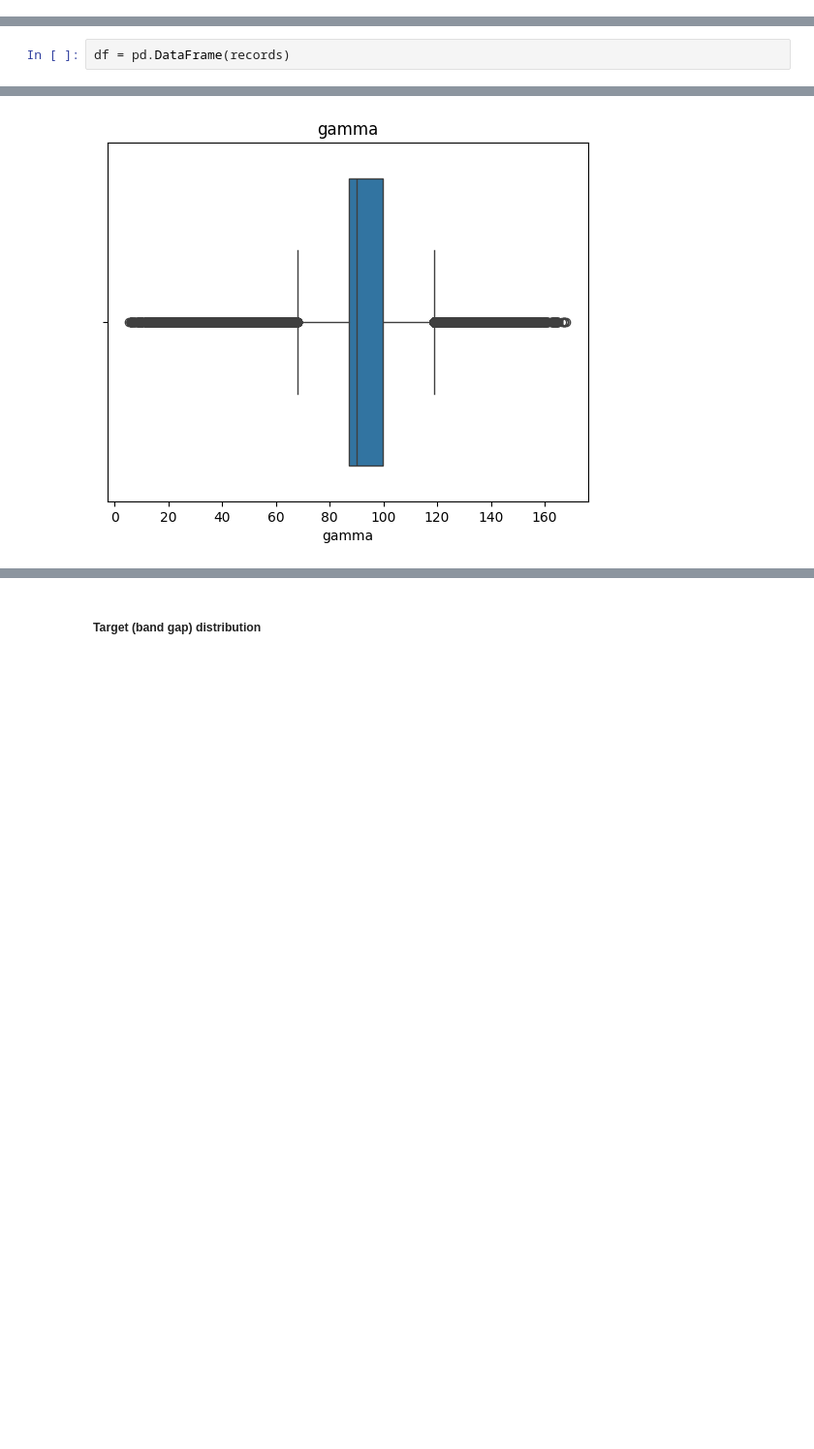
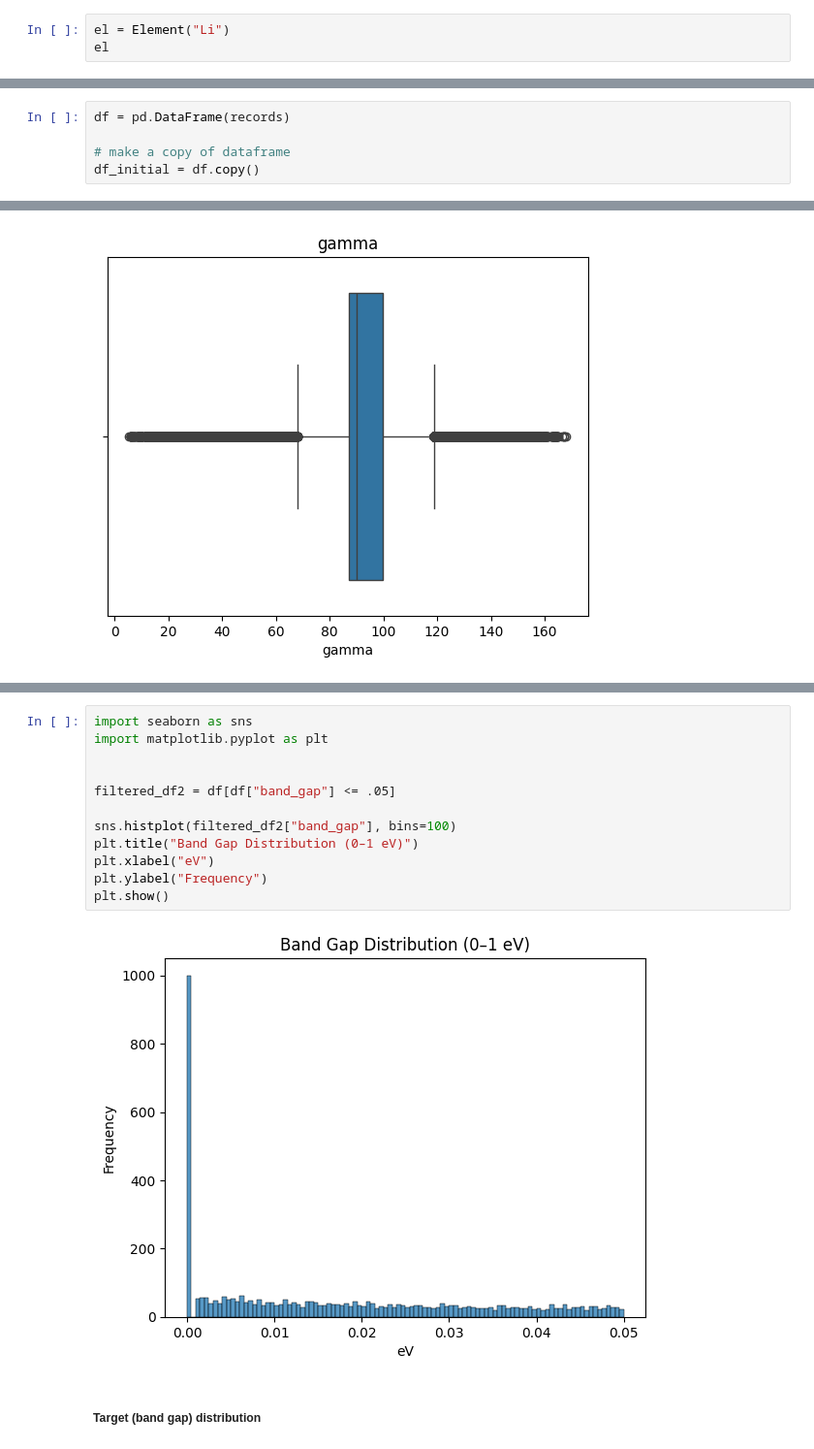
Before and after one commit to immischein/ML-bandgap, a Jupyter notebook: Bandgaps_ML_Model.ipynb, the cells around one changed output, grey strips where cells are left out. Shown at 97% size. Cells and saved outputs as stored; diff of their text form; blank space fills up the shorter version.

```diff
--- a/Bandgaps_ML_Model.ipynb
+++ b/Bandgaps_ML_Model.ipynb
@@ -184,0 +227,3 @@ with open("/content/drive/MyDrive/Project Documents ML-CMT/materials_data.json")
+# %%
+el = Element("Li")
+el
@@ -269,6 +407,9 @@ m
  'theoretical': True}
 # %%
 df = pd.DataFrame(records)
+
+# make a copy of dataframe
+df_initial = df.copy()
 # %% [markdown]
 #### Data Quality Checks
 # %% [markdown]
@@ -375,3 +582,17 @@ for col in numeric_features:
+# %%
+import seaborn as sns
+import matplotlib.pyplot as plt
+
+
+filtered_df2 = df[df["band_gap"] <= .05]
+
+sns.histplot(filtered_df2["band_gap"], bins=100)
+plt.title("Band Gap Distribution (0–1 eV)")
+plt.xlabel("eV")
+plt.ylabel("Frequency")
+plt.show()
+# %% [output]
+[figure, added]
 # %% [markdown]
 ##### Target (band gap) distribution
 # %%
```
Also changed, not shown: parts of 27 cells of this notebook.
